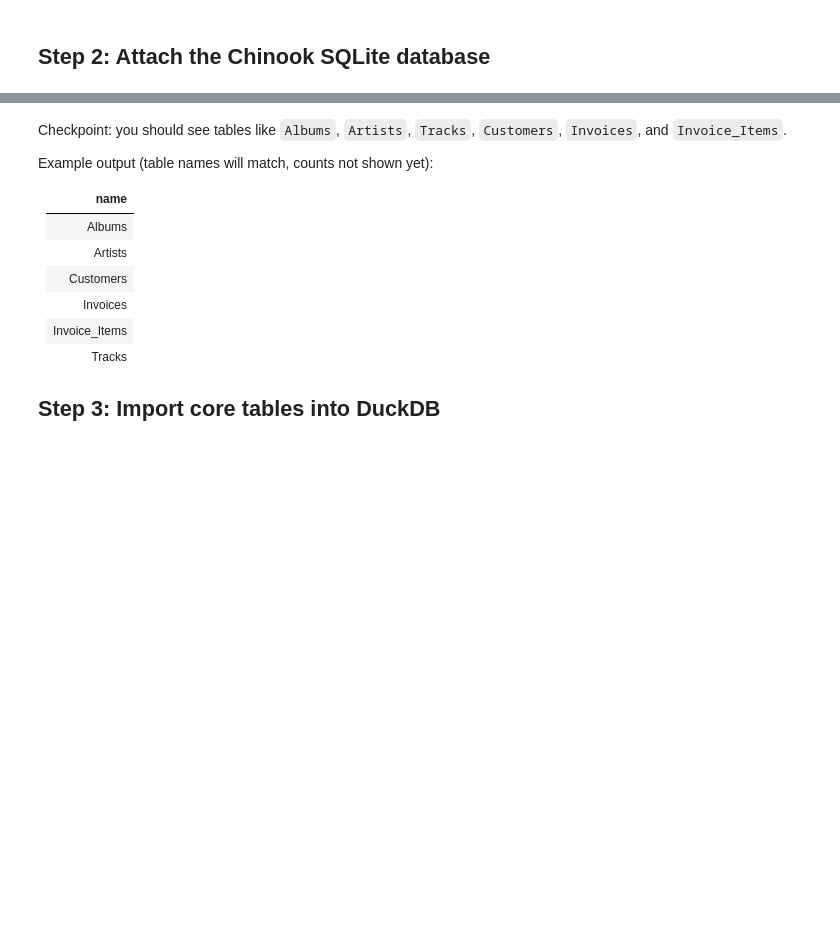
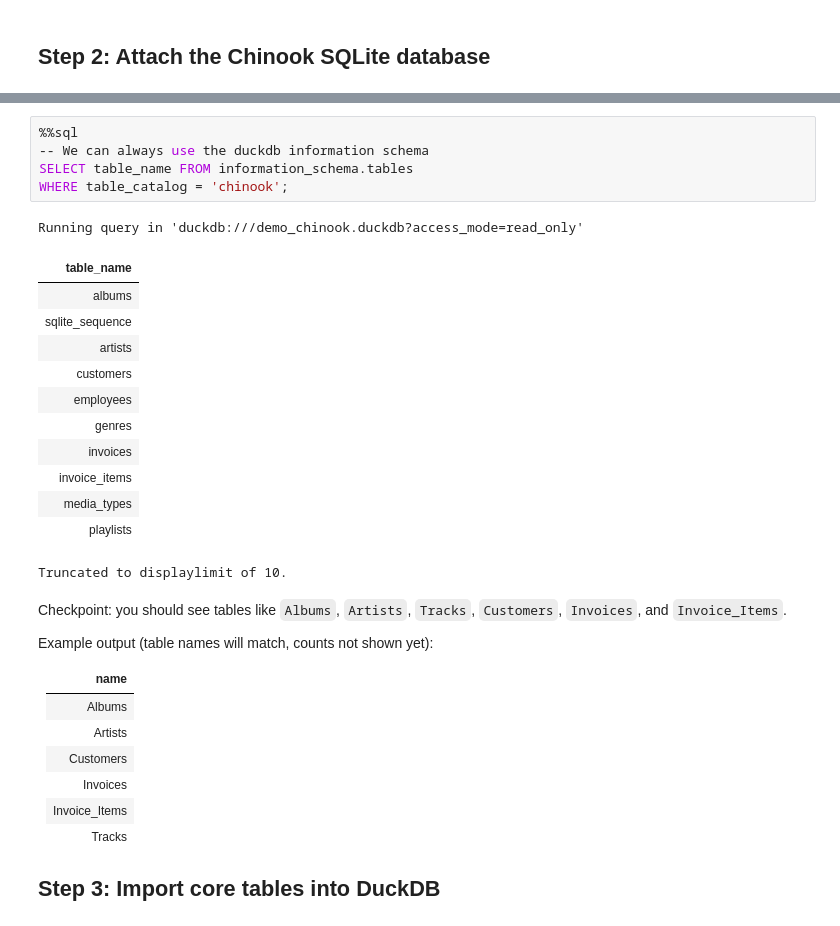
Before and after one commit to oscar-peng/datasci_223, a Jupyter notebook: lectures/03/demo/01a_setup_chinook.ipynb, the cells around one changed output, grey strips where cells are left out. Drawn from its saved outputs; the diff is of its cells as text; blank space fills up the shorter version.

```diff
--- a/lectures/03/demo/01a_setup_chinook.ipynb
+++ b/lectures/03/demo/01a_setup_chinook.ipynb
@@ -31,3 +37,22 @@ Running query in 'duckdb:///demo_chinook.duckdb'
+# %%
+%%sql
+-- We can always use the duckdb information schema
+SELECT table_name FROM information_schema.tables
+WHERE table_catalog = 'chinook';
+# %% [output]
+Running query in 'duckdb:///demo_chinook.duckdb?access_mode=read_only'
+| table_name |
+| albums |
+| sqlite_sequence |
+| artists |
+| customers |
+| employees |
+| genres |
+| invoices |
+| invoice_items |
+| media_types |
+| playlists |
+Truncated to displaylimit of 10.
 # %% [markdown]
 Checkpoint: you should see tables like `Albums`, `Artists`, `Tracks`, `Customers`, `Invoices`, and `Invoice_Items`.
 
```
Also changed, not shown: parts of 4 cells of this notebook, 3 other files.
